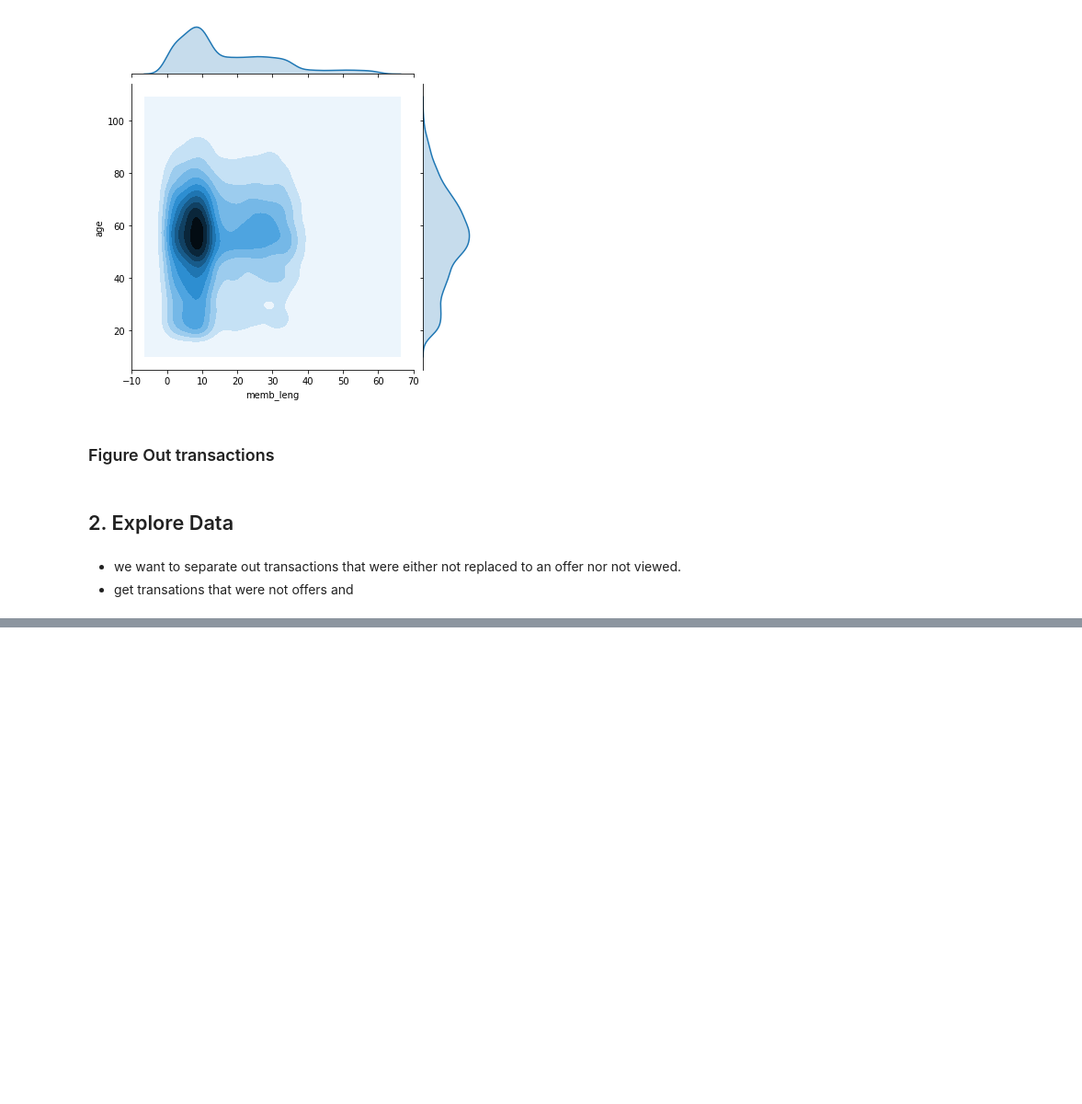
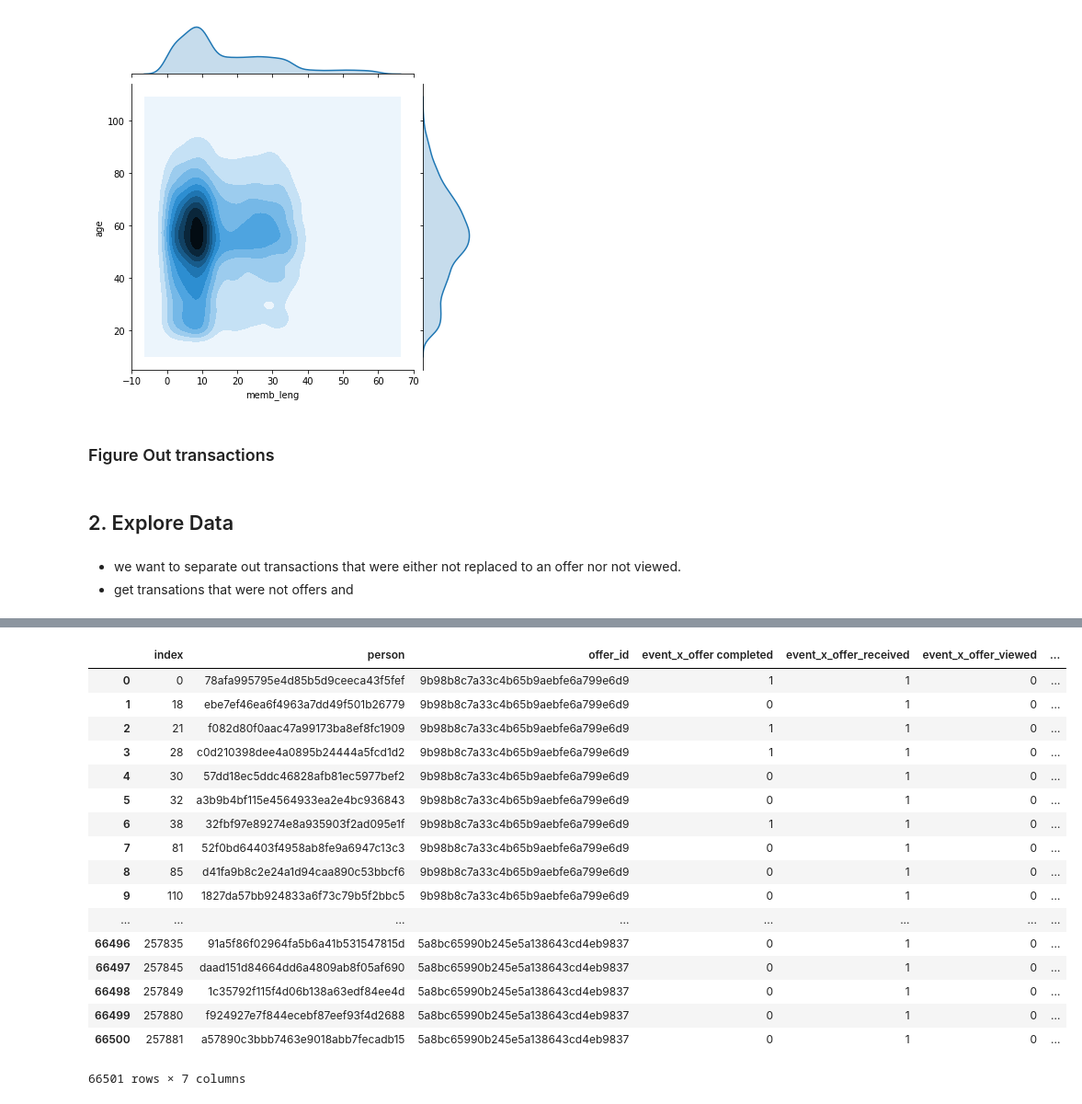
Before and after one commit to TomCanty/StarbucksCapstone, a Jupyter notebook: Starbucks_Capstone_notebook.ipynb, the cells around one changed output, grey strips where cells are left out. Shown: that part at 92% size. Drawn from its saved outputs; the diff is of its cells as text; code cells hidden in the pictures; blank space fills up the shorter version.

```diff
--- a/Starbucks_Capstone_notebook.ipynb
+++ b/Starbucks_Capstone_notebook.ipynb
@@ -412 +424,3 @@ memory usage: 14.2+ MB
+# %%
+transcript_clean.trans_spend.fillna(value=0,inplace=True)
 # %%
@@ -539,0 +617,24 @@ t_matched2_new.head(3)
+# %%
+transcript_clean.rename(columns={"event_x_offer viewed": "event_x_offer_viewed", "event_x_offer completed": 'event_x_offer completed', 'event_x_offer received' :'event_x_offer_received'},inplace=True)
+# %%
+transcript_clean[['index', 'person', 'offer_id','event_x_offer completed', 'event_x_offer_received',
+       'event_x_offer_viewed', 'event_x_transaction']]
+# %% [output]
+|  | index | person | offer_id | event_x_offer completed | event_x_offer_received | event_x_offer_viewed | ... |
+| 0 | 0 | 78afa995795e4d85b5d9ceeca43f5fef | 9b98b8c7a33c4b65b9aebfe6a799e6d9 | 1 | 1 | 0 | ... |
+| 1 | 18 | ebe7ef46ea6f4963a7dd49f501b26779 | 9b98b8c7a33c4b65b9aebfe6a799e6d9 | 0 | 1 | 0 | ... |
+| 2 | 21 | f082d80f0aac47a99173ba8ef8fc1909 | 9b98b8c7a33c4b65b9aebfe6a799e6d9 | 1 | 1 | 0 | ... |
+| 3 | 28 | c0d210398dee4a0895b24444a5fcd1d2 | 9b98b8c7a33c4b65b9aebfe6a799e6d9 | 1 | 1 | 0 | ... |
+| 4 | 30 | 57dd18ec5ddc46828afb81ec5977bef2 | 9b98b8c7a33c4b65b9aebfe6a799e6d9 | 0 | 1 | 0 | ... |
+| 5 | 32 | a3b9b4bf115e4564933ea2e4bc936843 | 9b98b8c7a33c4b65b9aebfe6a799e6d9 | 0 | 1 | 0 | ... |
+| 6 | 38 | 32fbf97e89274e8a935903f2ad095e1f | 9b98b8c7a33c4b65b9aebfe6a799e6d9 | 1 | 1 | 0 | ... |
+| 7 | 81 | 52f0bd64403f4958ab8fe9a6947c13c3 | 9b98b8c7a33c4b65b9aebfe6a799e6d9 | 0 | 1 | 0 | ... |
+| 8 | 85 | d41fa9b8c2e24a1d94caa890c53bbcf6 | 9b98b8c7a33c4b65b9aebfe6a799e6d9 | 0 | 1 | 0 | ... |
+| 9 | 110 | 1827da57bb924833a6f73c79b5f2bbc5 | 9b98b8c7a33c4b65b9aebfe6a799e6d9 | 0 | 1 | 0 | ... |
+| ... | ... | ... | ... | ... | ... | ... | ... |
+| 66496 | 257835 | 91a5f86f02964fa5b6a41b531547815d | 5a8bc65990b245e5a138643cd4eb9837 | 0 | 1 | 0 | ... |
+| 66497 | 257845 | daad151d84664dd6a4809ab8f05af690 | 5a8bc65990b245e5a138643cd4eb9837 | 0 | 1 | 0 | ... |
+| 66498 | 257849 | 1c35792f115f4d06b138a63edf84ee4d | 5a8bc65990b245e5a138643cd4eb9837 | 0 | 1 | 0 | ... |
+| 66499 | 257880 | f924927e7f844ecebf87eef93f4d2688 | 5a8bc65990b245e5a138643cd4eb9837 | 0 | 1 | 0 | ... |
+| 66500 | 257881 | a57890c3bbb7463e9018abb7fecadb15 | 5a8bc65990b245e5a138643cd4eb9837 | 0 | 1 | 0 | ... |
+66501 rows × 7 columns
```
Also changed, not shown: parts of 42 cells of this notebook, 2 other files.
